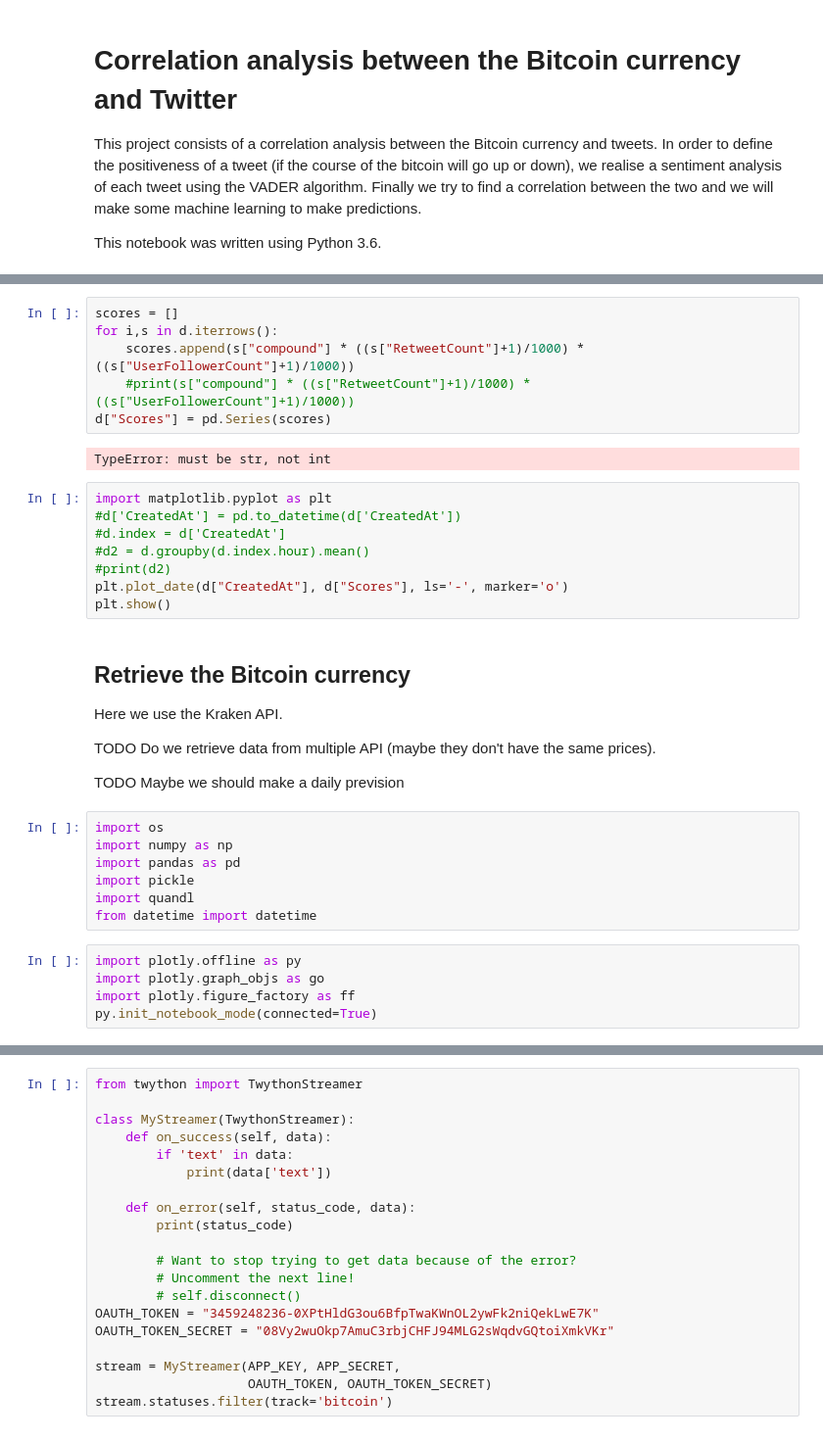
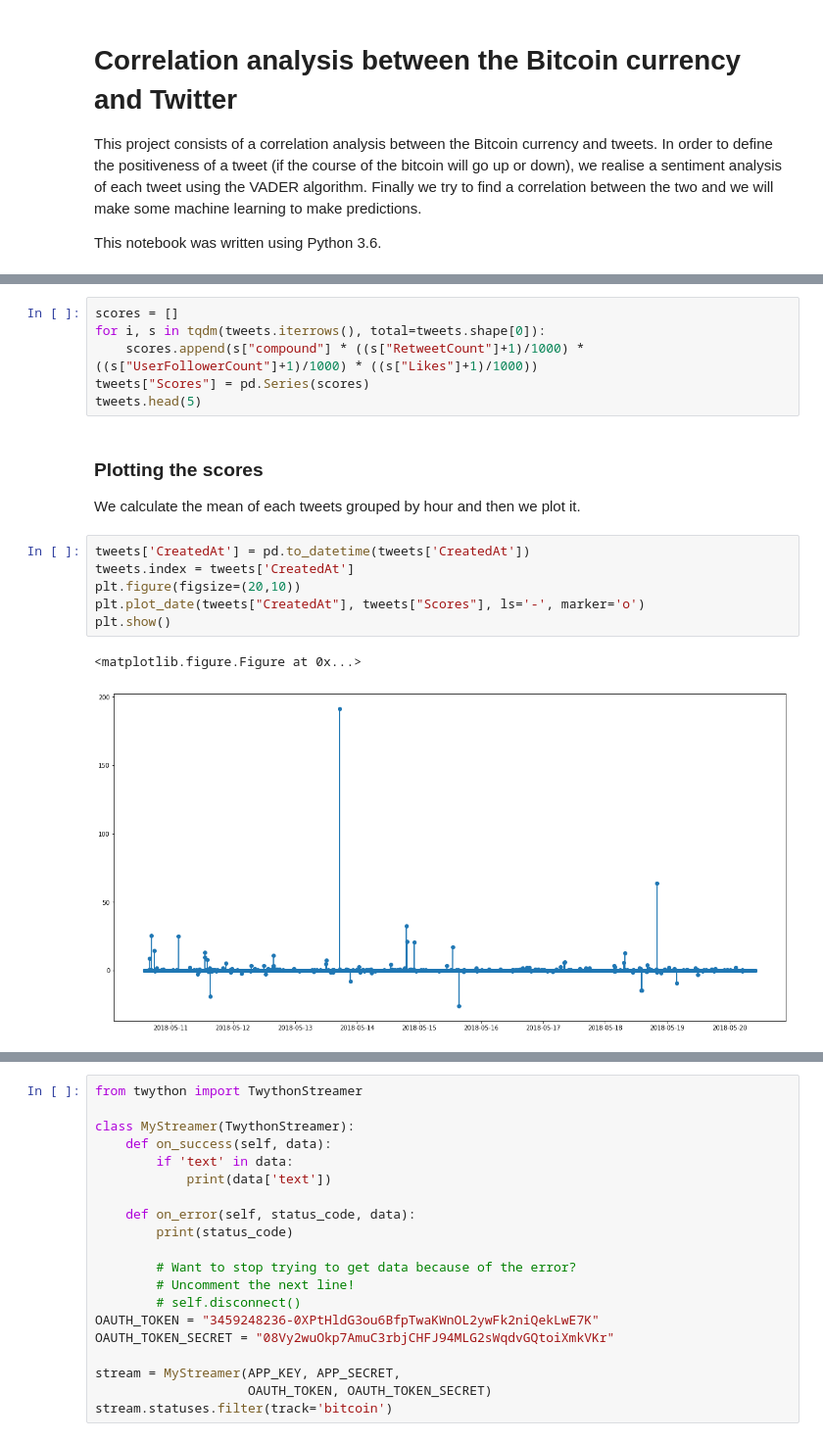
Before and after one commit to Drabble/TwitterSentimentAndCryptocurrencies, a Jupyter notebook: TwitterSentimentAndCryptocurrencies.ipynb, the cells around one changed output, grey strips where cells are left out. Shown: that part at 98% size. Cells and saved outputs as stored; diff of their text form.

Commit message:
Fix bugs in dataset and update notebooks

```diff
--- a/TwitterSentimentAndCryptocurrencies.ipynb
+++ b/TwitterSentimentAndCryptocurrencies.ipynb
@@ -57,35 +86,18 @@ d.head(5)
 # %%
 scores = []
-for i,s in d.iterrows():
-    scores.append(s["compound"] * ((s["RetweetCount"]+1)/1000) * ((s["UserFollowerCount"]+1)/1000))
-    #print(s["compound"] * ((s["RetweetCount"]+1)/1000) * ((s["UserFollowerCount"]+1)/1000))
-d["Scores"] = pd.Series(scores)
+for i, s in tqdm(tweets.iterrows(), total=tweets.shape[0]):
+    scores.append(s["compound"] * ((s["RetweetCount"]+1)/1000) * ((s["UserFollowerCount"]+1)/1000) * ((s["Likes"]+1)/1000))
+tweets["Scores"] = pd.Series(scores)
+tweets.head(5)
-# %% [output]
-TypeError: must be str, not int
+# %% [markdown]
+### Plotting the scores
+We calculate the mean of each tweets grouped by hour and then we plot it.
 # %%
-import matplotlib.pyplot as plt
-#d['CreatedAt'] = pd.to_datetime(d['CreatedAt'])
-#d.index = d['CreatedAt']
-#d2 = d.groupby(d.index.hour).mean()
-#print(d2)
-plt.plot_date(d["CreatedAt"], d["Scores"], ls='-', marker='o')
+tweets['CreatedAt'] = pd.to_datetime(tweets['CreatedAt'])
+tweets.index = tweets['CreatedAt']
+plt.figure(figsize=(20,10))
+plt.plot_date(tweets["CreatedAt"], tweets["Scores"], ls='-', marker='o')
 plt.show()
+# %% [output]
+<matplotlib.figure.Figure at 0x...>
+[figure, added]
-# %% [markdown]
-## Retrieve the Bitcoin currency
-Here we use the Kraken API.
-
-TODO Do we retrieve data from multiple API (maybe they don't have the same prices).
-
-TODO Maybe we should make a daily prevision
-# %%
-import os
-import numpy as np
-import pandas as pd
-import pickle
-import quandl
-from datetime import datetime
-# %%
-import plotly.offline as py
-import plotly.graph_objs as go
-import plotly.figure_factory as ff
-py.init_notebook_mode(connected=True)
```
Also changed, not shown: parts of 24 cells of this notebook, 4 other files.
